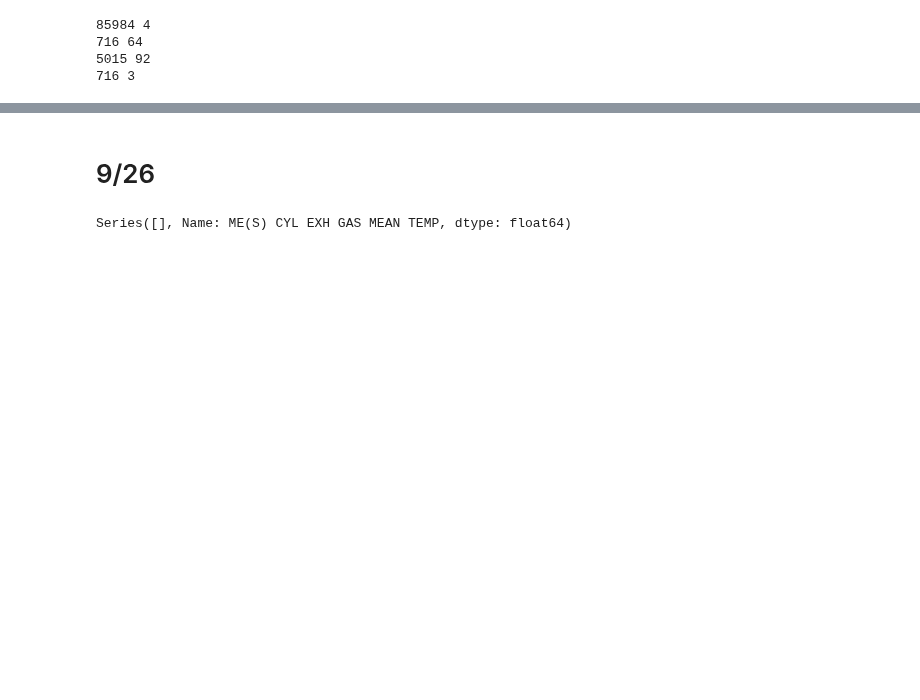
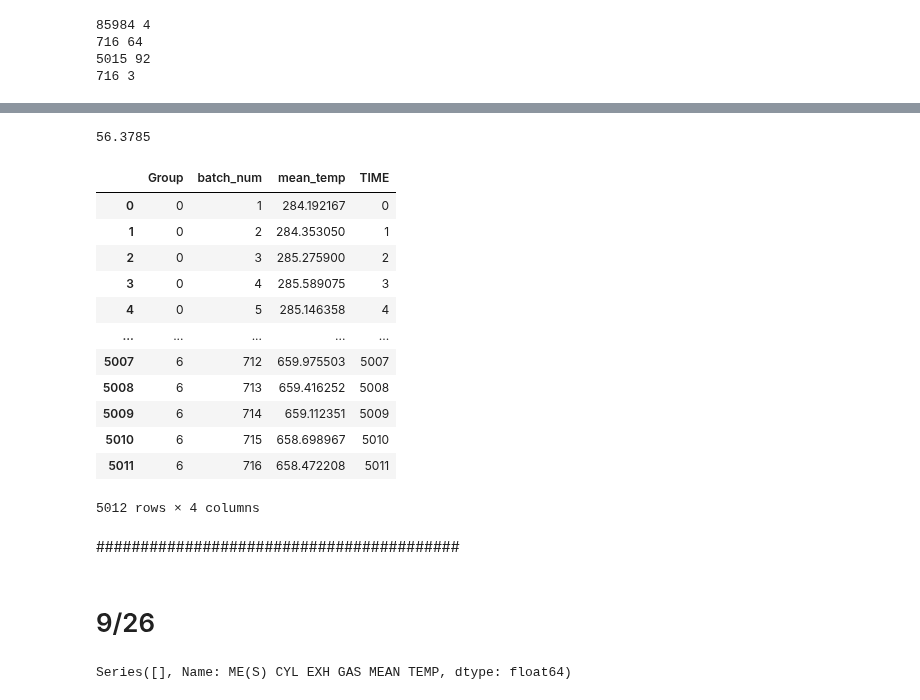
Before and after one commit to ksh914/hanhwa, a Jupyter notebook: data.ipynb, the cells around one changed output, grey strips where cells are left out. Cells and saved outputs as stored; diff of their text form; code cells hidden in the pictures; blank space fills up the shorter version.

```diff
--- a/data.ipynb
+++ b/data.ipynb
@@ -129,0 +291,4 @@ print(5015 // 7, 5015 % 7) # 120 * 3 = 360 -> 452
+# %%
+(600-261.729) / 6
+# %% [output]
+56.3785
@@ -130,3 +315,31 @@ print(5015 // 7, 5015 % 7) # 120 * 3 = 360 -> 452
+# %%
+TIME = pd.DataFrame({'TIME' : np.arange(5012)})
+tmp = pd.concat([group_1, group_2], axis = 0)
+tmp = pd.concat([tmp, group_3], axis = 0)
+tmp = pd.concat([tmp, group_4], axis = 0)
+tmp = pd.concat([tmp, group_5], axis = 0)
+tmp = pd.concat([tmp, group_6], axis = 0)
+tmp = pd.concat([tmp, group_7], axis = 0)
+tmp = tmp.reset_index()
+tmp = pd.concat([tmp, TIME], axis = 1)
+tmp.drop(columns = 'index', inplace = True)
+tmp
+# %% [output]
+|  | Group | batch_num | mean_temp | TIME |
+| 0 | 0 | 1 | 284.192167 | 0 |
+| 1 | 0 | 2 | 284.353050 | 1 |
+| 2 | 0 | 3 | 285.275900 | 2 |
+| 3 | 0 | 4 | 285.589075 | 3 |
+| 4 | 0 | 5 | 285.146358 | 4 |
+| ... | ... | ... | ... | ... |
+| 5007 | 6 | 712 | 659.975503 | 5007 |
+| 5008 | 6 | 713 | 659.416252 | 5008 |
+| 5009 | 6 | 714 | 659.112351 | 5009 |
+| 5010 | 6 | 715 | 658.698967 | 5010 |
+| 5011 | 6 | 716 | 658.472208 | 5011 |
+5012 rows × 4 columns
+# %% [markdown]
+#########################################
 # %% [markdown]
 # 9/26
 # %%
```
Also changed, not shown: parts of 21 cells of this notebook, 19 other files.
